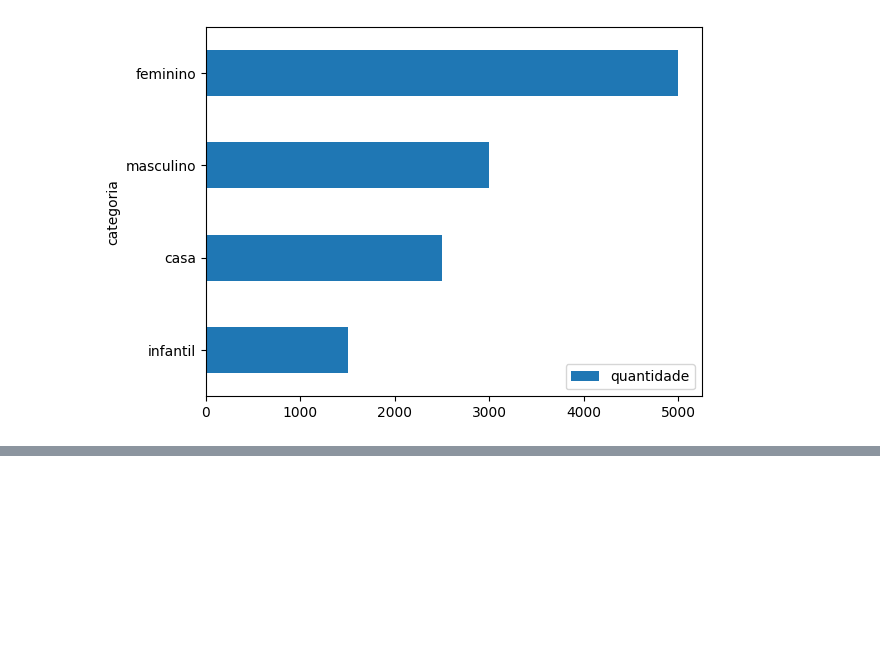
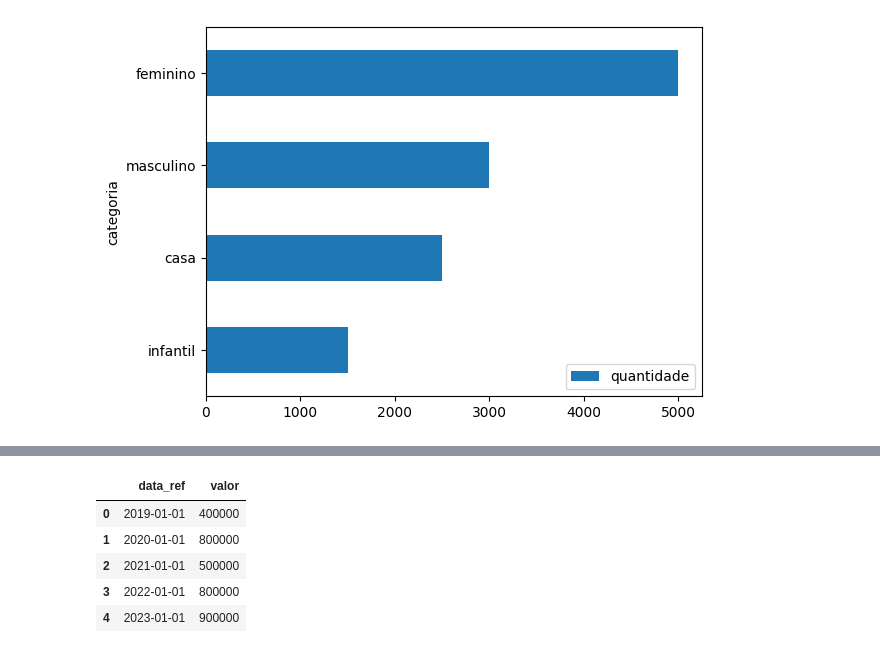
Before and after one commit to HikaroRibeiro/app-artificial-inteligence, a Jupyter notebook: estatistica_devs.ipynb, the cells around one changed output, grey strips where cells are left out. Cells and saved outputs as stored; diff of their text form; code cells hidden in the pictures; blank space fills up the shorter version.

```diff
--- a/estatistica_devs.ipynb
+++ b/estatistica_devs.ipynb
@@ -173,0 +201,9 @@ df_vendas.sort_values('quantidade').plot.barh(x='categoria',y='quantidade')
+# %%
+df_faturamento
+# %% [output]
+|  | data_ref | valor |
+| 0 | 2019-01-01 | 400000 |
+| 1 | 2020-01-01 | 800000 |
+| 2 | 2021-01-01 | 500000 |
+| 3 | 2022-01-01 | 800000 |
+| 4 | 2023-01-01 | 900000 |
```
Also changed, not shown: parts of 9 cells of this notebook.
